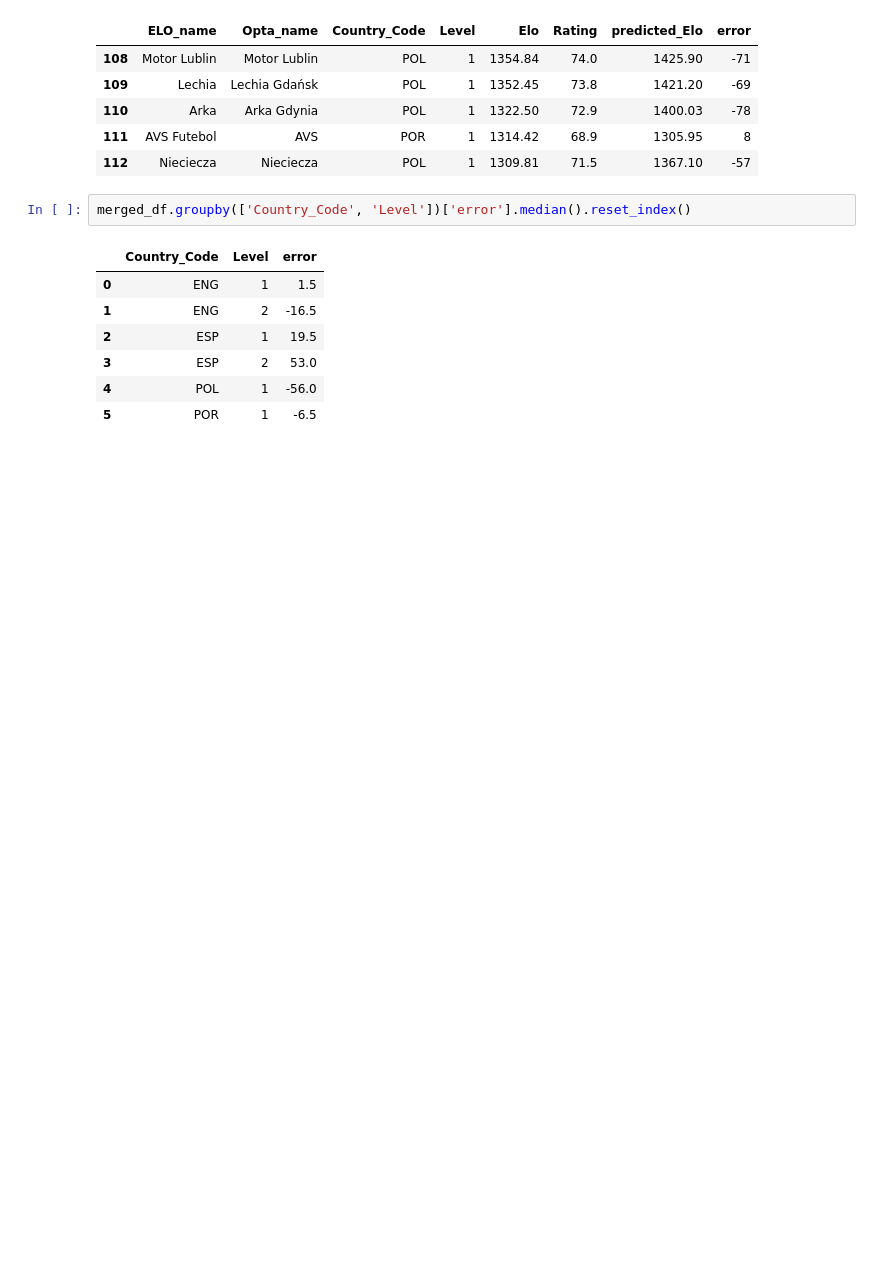
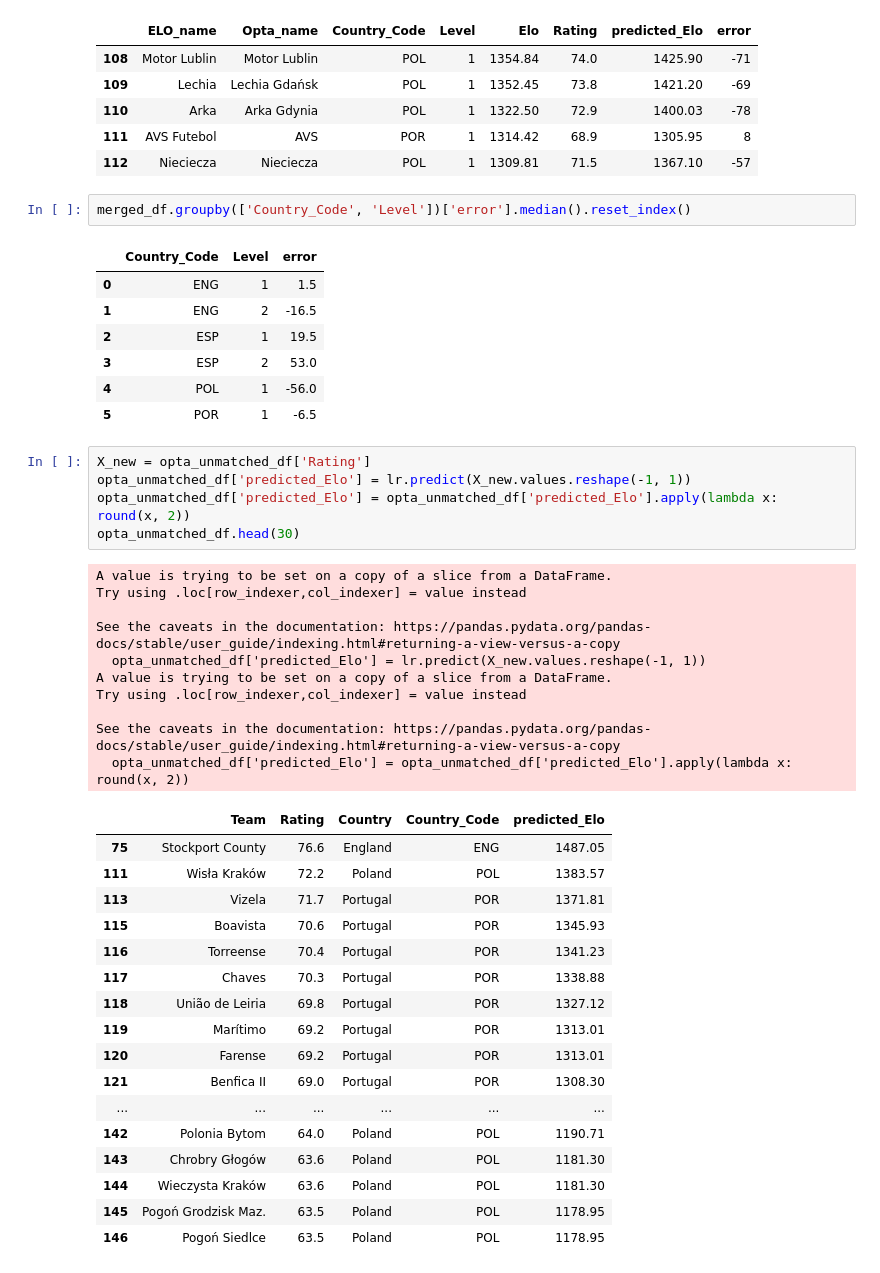
Before and after one commit to Michal-Zablocki/outrights-pred, a Jupyter notebook: old_notebooks/opta_elo_regression.ipynb, the cells around one changed output. Saved outputs shown, nothing was run; the diff lists cells and outputs as text; blank space fills up the shorter version.

```diff
--- a/opta_elo_regression.ipynb
+++ b/old_notebooks/opta_elo_regression.ipynb
@@ -177,3 +177,36 @@ merged_df.groupby(['Country_Code', 'Level'])['error'].median().reset_index()
 | 3 | ESP | 2 | 53.0 |
 | 4 | POL | 1 | -56.0 |
 | 5 | POR | 1 | -6.5 |
+# %%
+X_new = opta_unmatched_df['Rating']
+opta_unmatched_df['predicted_Elo'] = lr.predict(X_new.values.reshape(-1, 1))
+opta_unmatched_df['predicted_Elo'] = opta_unmatched_df['predicted_Elo'].apply(lambda x: round(x, 2))
+opta_unmatched_df.head(30)
+# %% [output]
+A value is trying to be set on a copy of a slice from a DataFrame.
+Try using .loc[row_indexer,col_indexer] = value instead
+
+See the caveats in the documentation: https://pandas.pydata.org/pandas-docs/stable/user_guide/indexing.html#returning-a-view-versus-a-copy
+  opta_unmatched_df['predicted_Elo'] = lr.predict(X_new.values.reshape(-1, 1))
+A value is trying to be set on a copy of a slice from a DataFrame.
+Try using .loc[row_indexer,col_indexer] = value instead
+
+See the caveats in the documentation: https://pandas.pydata.org/pandas-docs/stable/user_guide/indexing.html#returning-a-view-versus-a-copy
+  opta_unmatched_df['predicted_Elo'] = opta_unmatched_df['predicted_Elo'].apply(lambda x: round(x, 2))
+|  | Team | Rating | Country | Country_Code | predicted_Elo |
+| 75 | Stockport County | 76.6 | England | ENG | 1487.05 |
+| 111 | Wisła Kraków | 72.2 | Poland | POL | 1383.57 |
+| 113 | Vizela | 71.7 | Portugal | POR | 1371.81 |
+| 115 | Boavista | 70.6 | Portugal | POR | 1345.93 |
+| 116 | Torreense | 70.4 | Portugal | POR | 1341.23 |
+| 117 | Chaves | 70.3 | Portugal | POR | 1338.88 |
+| 118 | União de Leiria | 69.8 | Portugal | POR | 1327.12 |
+| 119 | Marítimo | 69.2 | Portugal | POR | 1313.01 |
+| 120 | Farense | 69.2 | Portugal | POR | 1313.01 |
+| 121 | Benfica II | 69.0 | Portugal | POR | 1308.30 |
+| ... | ... | ... | ... | ... | ... |
+| 142 | Polonia Bytom | 64.0 | Poland | POL | 1190.71 |
+| 143 | Chrobry Głogów | 63.6 | Poland | POL | 1181.30 |
+| 144 | Wieczysta Kraków | 63.6 | Poland | POL | 1181.30 |
+| 145 | Pogoń Grodzisk Maz. | 63.5 | Poland | POL | 1178.95 |
+| 146 | Pogoń Siedlce | 63.5 | Poland | POL | 1178.95 |
```
Also changed, not shown: 7 other files.
